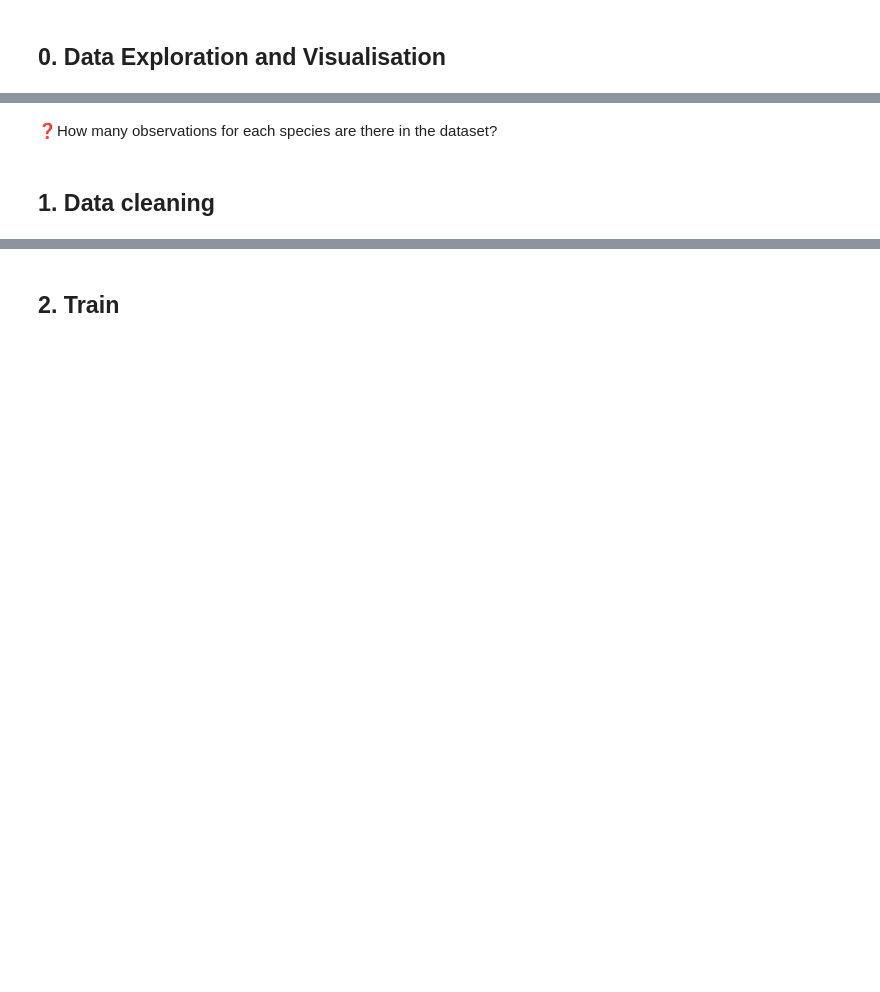
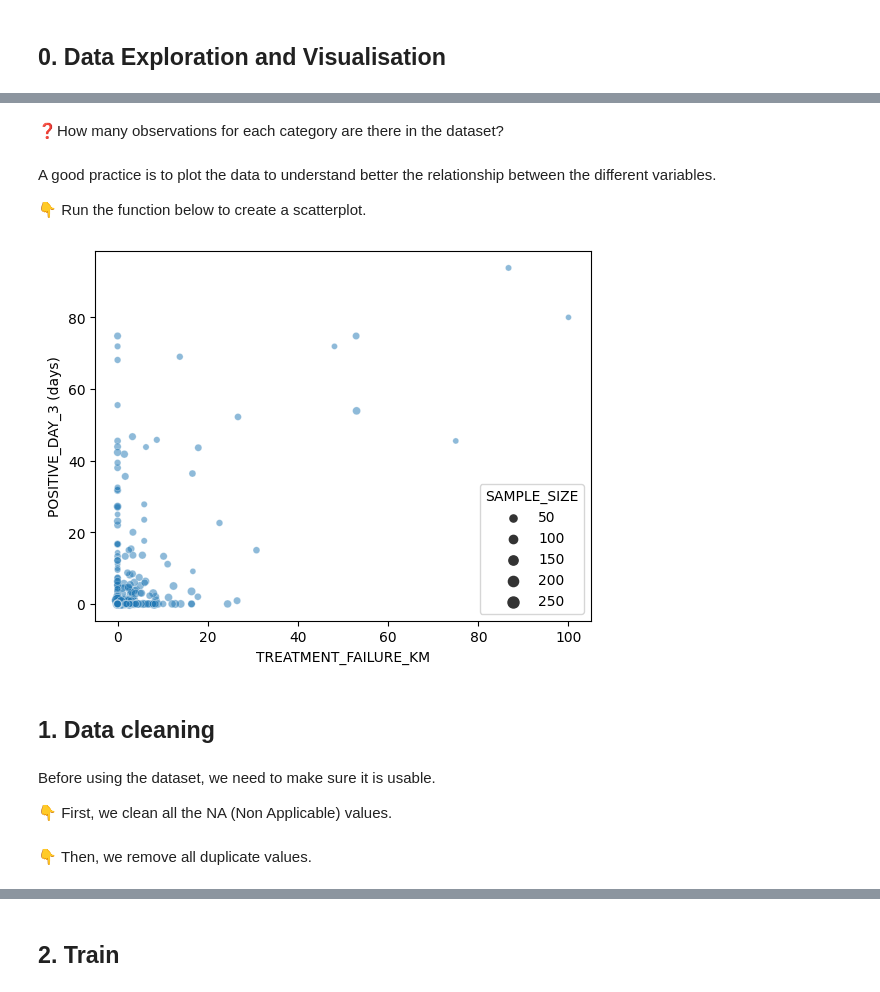
Before and after one commit to APepey/ML-workshop, a Jupyter notebook: notebooks/challenge02_MLbasics.ipynb, the cells around one changed output, grey strips where cells are left out. Saved outputs shown, nothing was run; the diff lists cells and outputs as text; code cells hidden in the pictures; blank space fills up the shorter version.

```diff
--- a/notebooks/challenge02_MLbasics.ipynb
+++ b/notebooks/challenge02_MLbasics.ipynb
@@ -44,2 +117,2 @@ NameError: name 'penguin_df' is not defined
 # %% [markdown]
-❓How many observations for each species are there in the dataset?
+❓How many observations for each category are there in the dataset?
@@ -47,0 +121,8 @@ penguin_df['species'].value_counts()
+# %% [markdown]
+A good practice is to plot the data to understand better the relationship between the different variables.
+
+👇 Run the function below to create a scatterplot.
+# %%
+sns.scatterplot(x='TREATMENT_FAILURE_KM', y='POSITIVE_DAY_3 (days)', data=df, size='SAMPLE_SIZE', alpha=0.5);
+# %% [output]
+[figure, added]
@@ -48,3 +132,7 @@ penguin_df['species'].value_counts()
 # %% [markdown]
 ## 1. Data cleaning
+# %% [markdown]
+Before using the dataset, we need to make sure it is usable.
+
+👇 First, we clean all the NA (Non Applicable) values.
 # %%
@@ -52,3 +139,5 @@ penguin_df['species'].value_counts()
 df.dropna(inplace=True)
+# %% [markdown]
+👇 Then, we remove all duplicate values.
 # %%
 df = df.drop_duplicates()
```
Also changed, not shown: parts of 41 cells of this notebook.
